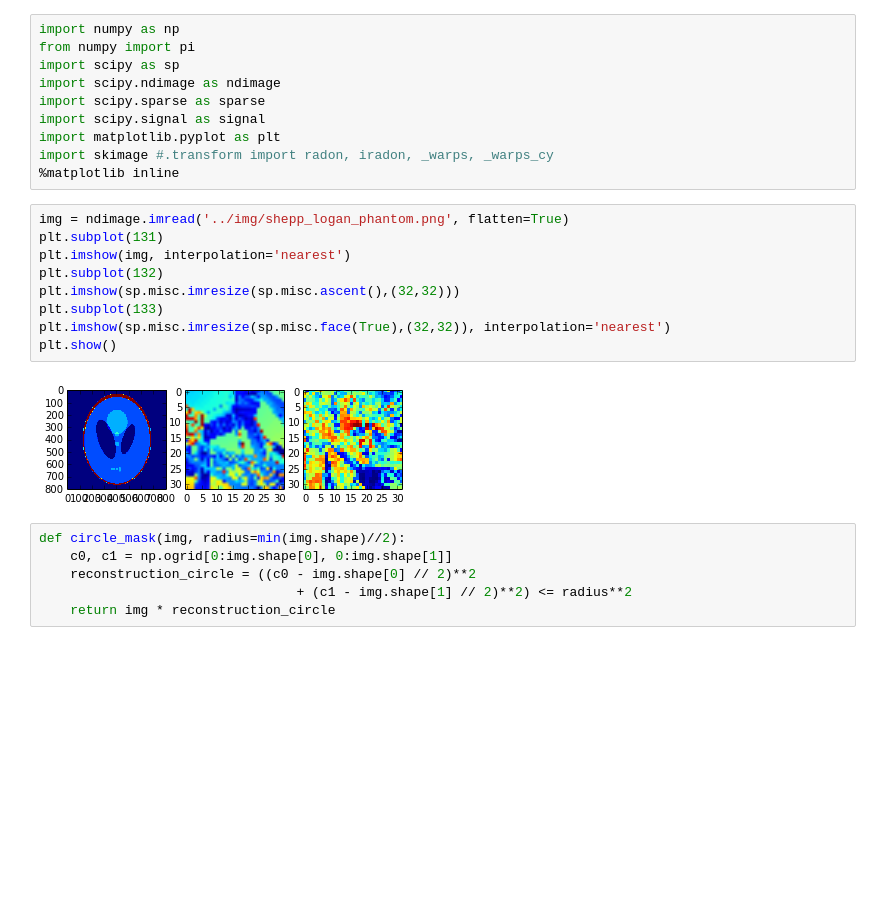
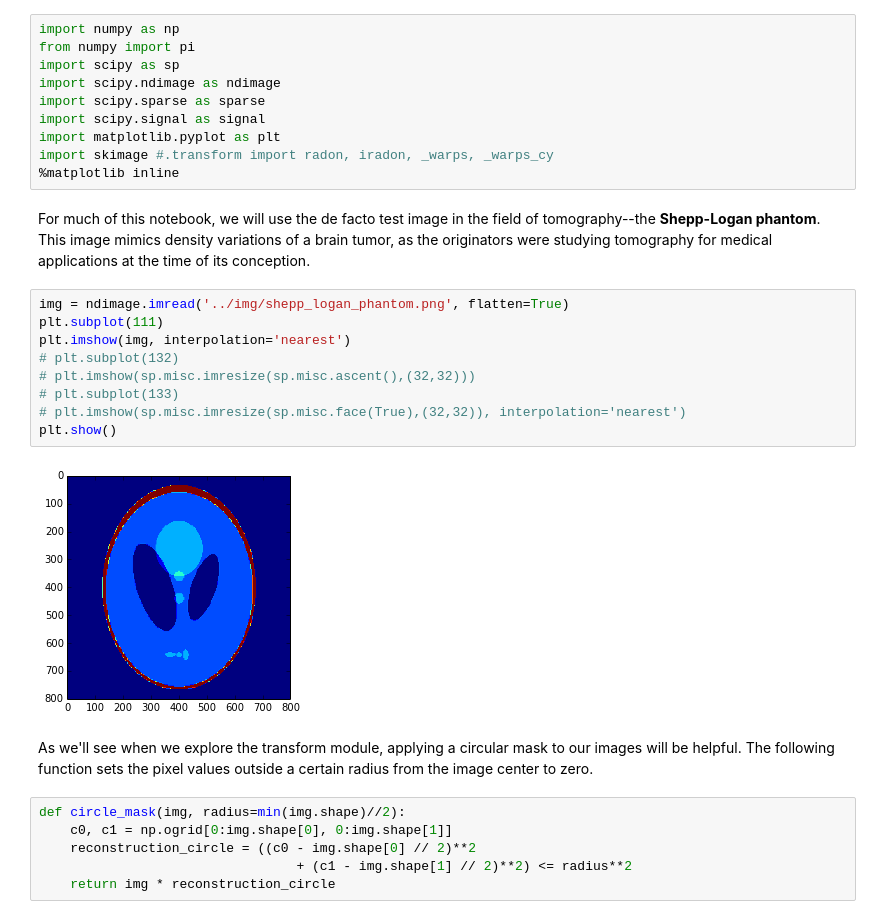
Before and after one commit to brianbreitsch/iono-tomography, a Jupyter notebook: exploration/RadonExploration.ipynb, the cells around one changed output. Cells and saved outputs as stored; diff of their text form; blank space fills up the shorter version.

```diff
--- a/exploration/RadonExploration.ipynb
+++ b/exploration/RadonExploration.ipynb
@@ -16,17 +22,21 @@ import scipy.signal as signal
 import matplotlib.pyplot as plt
 import skimage #.transform import radon, iradon, _warps, _warps_cy
 %matplotlib inline
+# %% [markdown]
+For much of this notebook, we will use the de facto test image in the field of tomography--the **Shepp-Logan phantom**. This image mimics density variations of a brain tumor, as the originators were studying tomography for medical applications at the time of its conception.
 # %%
 img = ndimage.imread('../img/shepp_logan_phantom.png', flatten=True)
-plt.subplot(131)
+plt.subplot(111)
 plt.imshow(img, interpolation='nearest')
-plt.subplot(132)
-plt.imshow(sp.misc.imresize(sp.misc.ascent(),(32,32)))
-plt.subplot(133)
-plt.imshow(sp.misc.imresize(sp.misc.face(True),(32,32)), interpolation='nearest')
+# plt.subplot(132)
+# plt.imshow(sp.misc.imresize(sp.misc.ascent(),(32,32)))
+# plt.subplot(133)
+# plt.imshow(sp.misc.imresize(sp.misc.face(True),(32,32)), interpolation='nearest')
 plt.show()
 # %% [output]
-[figure, old version]
+[figure, new version]
+# %% [markdown]
+As we'll see when we explore the transform module, applying a circular mask to our images will be helpful. The following function sets the pixel values outside a certain radius from the image center to zero.
 # %%
 def circle_mask(img, radius=min(img.shape)//2):
     c0, c1 = np.ogrid[0:img.shape[0], 0:img.shape[1]]
```
Also changed, not shown: parts of 10 cells of this notebook, 13 other files.
